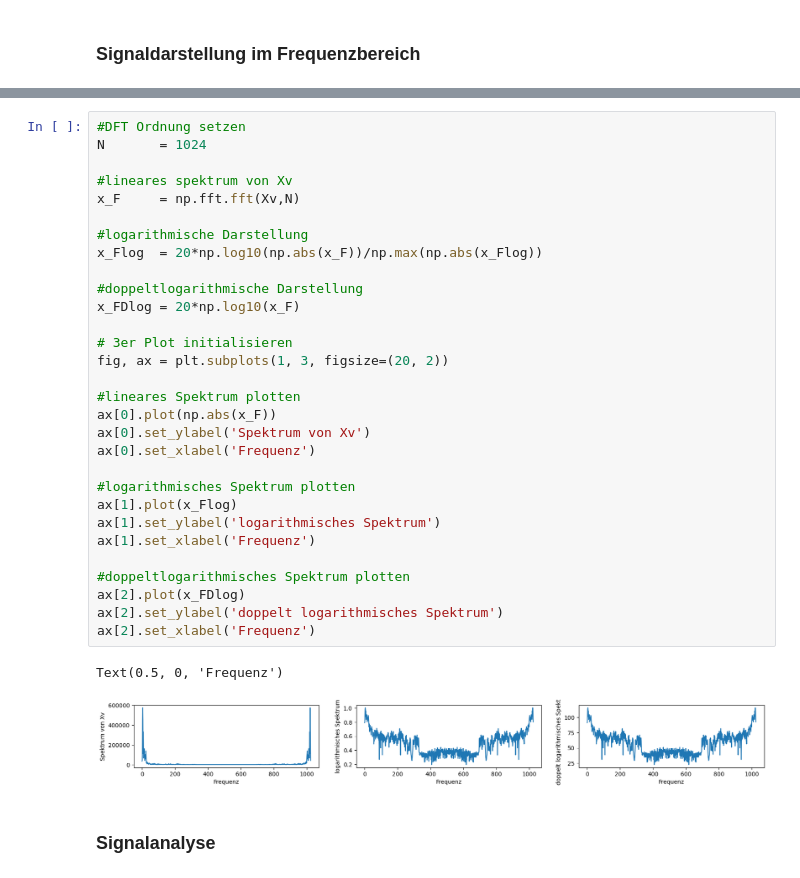
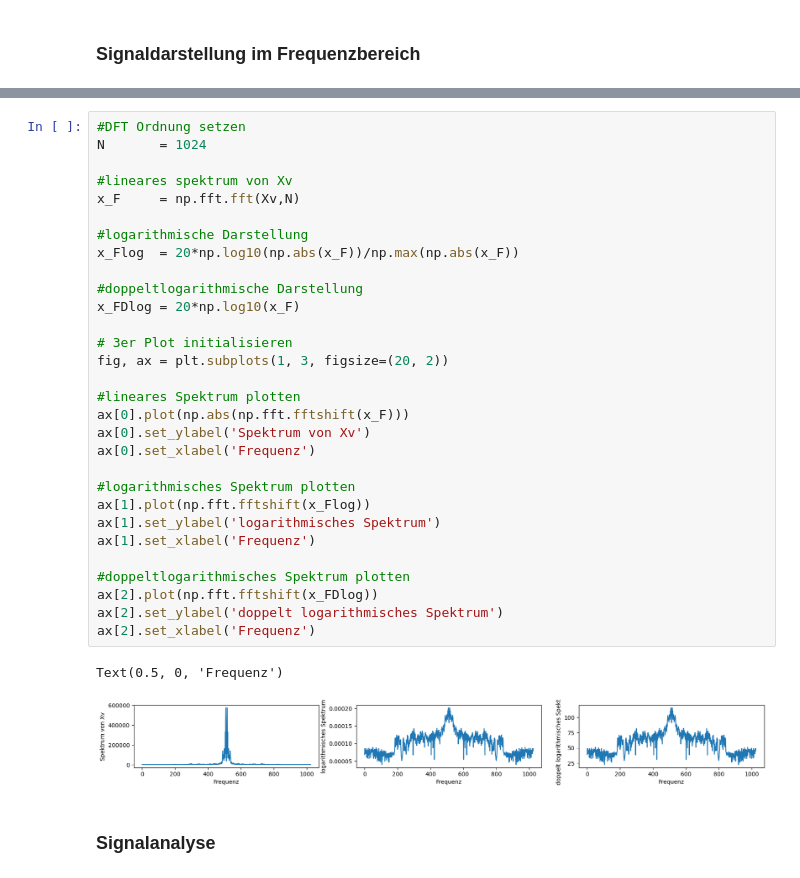
Before and after one commit to sonnii23/DigSigRep, a Jupyter notebook: digsig1/aufgabe_spektren.ipynb, the cells around one changed output, grey strips where cells are left out. Saved outputs shown, nothing was run; the diff lists cells and outputs as text.

```diff
--- a/digsig1/aufgabe_spektren.ipynb
+++ b/digsig1/aufgabe_spektren.ipynb
@@ -150,36 +150,36 @@ Abbildung [6](#orga8e9466) zeigt ein Beispiel einer möglichen Ausgabe.
 # %%
 #DFT Ordnung setzen
 N       = 1024
 
 #lineares spektrum von Xv
 x_F     = np.fft.fft(Xv,N)
 
 #logarithmische Darstellung
-x_Flog  = 20*np.log10(np.abs(x_F))/np.max(np.abs(x_Flog))
+x_Flog  = 20*np.log10(np.abs(x_F))/np.max(np.abs(x_F))
 
 #doppeltlogarithmische Darstellung
 x_FDlog = 20*np.log10(x_F)
 
 # 3er Plot initialisieren
 fig, ax = plt.subplots(1, 3, figsize=(20, 2))
 
 #lineares Spektrum plotten
-ax[0].plot(np.abs(x_F))
+ax[0].plot(np.abs(np.fft.fftshift(x_F)))
 ax[0].set_ylabel('Spektrum von Xv')
 ax[0].set_xlabel('Frequenz')
 
 #logarithmisches Spektrum plotten
-ax[1].plot(x_Flog)
+ax[1].plot(np.fft.fftshift(x_Flog))
 ax[1].set_ylabel('logarithmisches Spektrum')
 ax[1].set_xlabel('Frequenz')
 
 #doppeltlogarithmisches Spektrum plotten
-ax[2].plot(x_FDlog)
+ax[2].plot(np.fft.fftshift(x_FDlog))
 ax[2].set_ylabel('doppelt logarithmisches Spektrum')
 ax[2].set_xlabel('Frequenz')
 # %% [output]
 Text(0.5, 0, 'Frequenz')
-[figure, old version]
+[figure, new version]
 # %% [markdown]
 ### Signalanalyse
 # %% [markdown]
```
